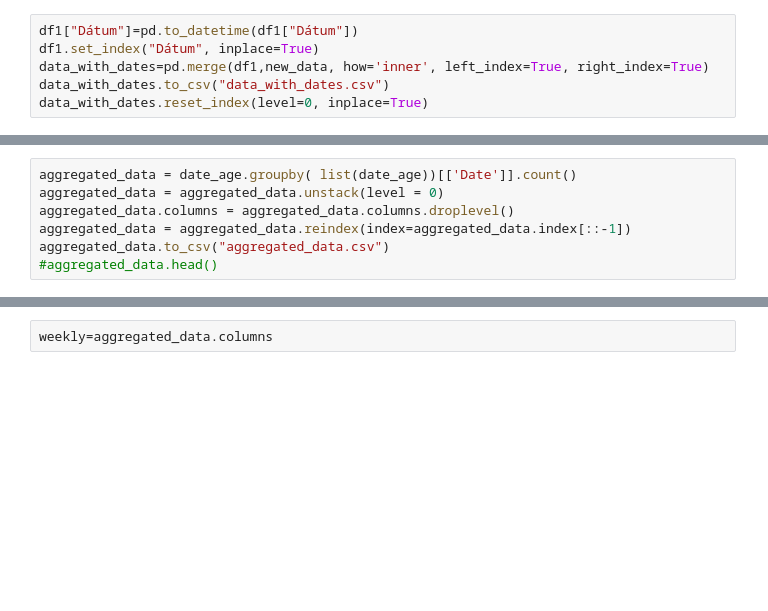
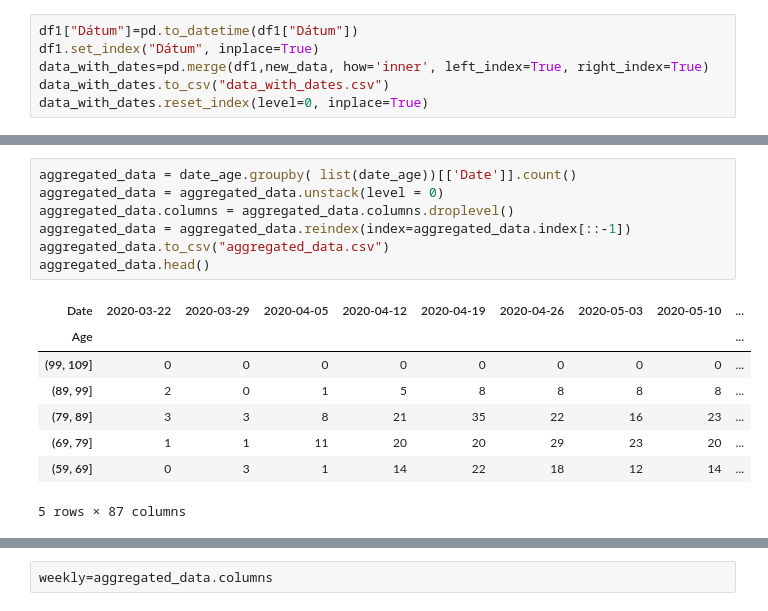
Before and after one commit to Epidemic-Models/data-science-project-covid, a Jupyter notebook: src/data_processing/data_visualization.ipynb, the cells around one changed output, grey strips where cells are left out. Drawn from its saved outputs; the diff is of its cells as text; blank space fills up the shorter version.

```diff
--- a/src/data_processing/data_visualization.ipynb
+++ b/src/data_processing/data_visualization.ipynb
@@ -71,10 +170,19 @@ date_age.drop(columns=["Count", "Nem", "Kor" ], inplace = True)
 # %%
 aggregated_data = date_age.groupby( list(date_age))[['Date']].count()
 aggregated_data = aggregated_data.unstack(level = 0)
 aggregated_data.columns = aggregated_data.columns.droplevel()
 aggregated_data = aggregated_data.reindex(index=aggregated_data.index[::-1])
 aggregated_data.to_csv("aggregated_data.csv")
-#aggregated_data.head()
+aggregated_data.head()
+# %% [output]
+| Date | 2020-03-22 | 2020-03-29 | 2020-04-05 | 2020-04-12 | 2020-04-19 | 2020-04-26 | 2020-05-03 | 2020-05-10 | ... |
+| Age |  |  |  |  |  |  |  |  | ... |
+| (99, 109] | 0 | 0 | 0 | 0 | 0 | 0 | 0 | 0 | ... |
+| (89, 99] | 2 | 0 | 1 | 5 | 8 | 8 | 8 | 8 | ... |
+| (79, 89] | 3 | 3 | 8 | 21 | 35 | 22 | 16 | 23 | ... |
+| (69, 79] | 1 | 1 | 11 | 20 | 20 | 29 | 23 | 20 | ... |
+| (59, 69] | 0 | 3 | 1 | 14 | 22 | 18 | 12 | 14 | ... |
+5 rows × 87 columns
 # %%
 ax = sns.heatmap(aggregated_data)
 # %% [output]
```
Also changed, not shown: parts of 18 cells of this notebook, 8 other files.
